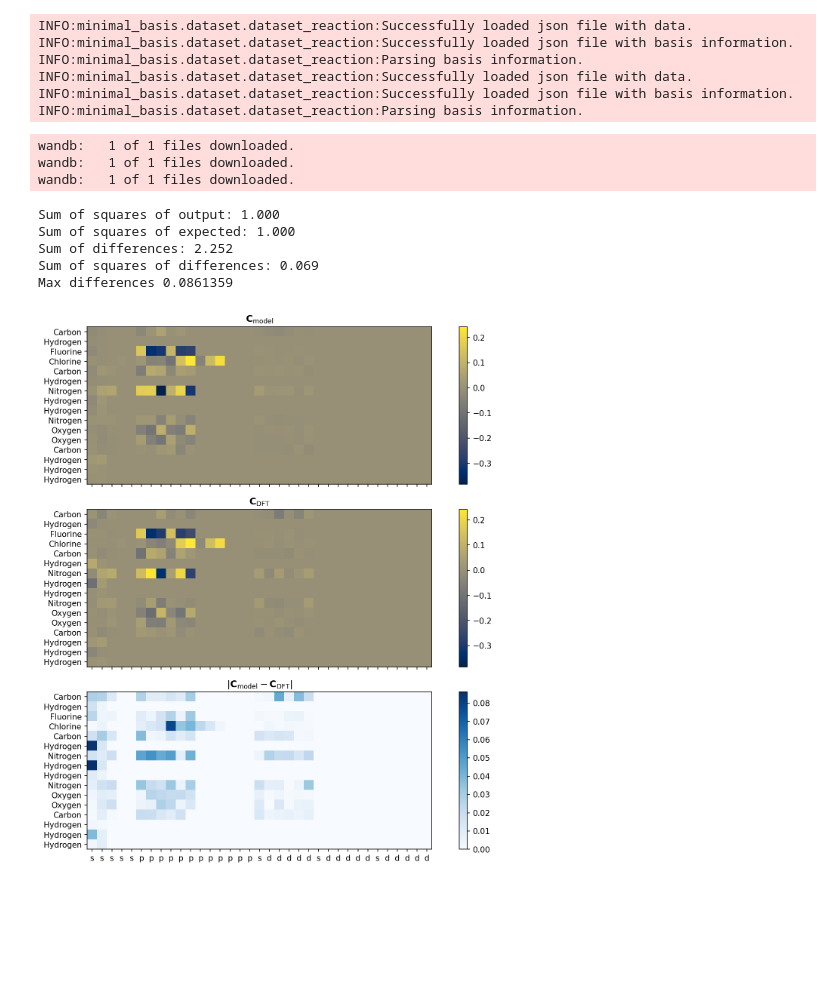
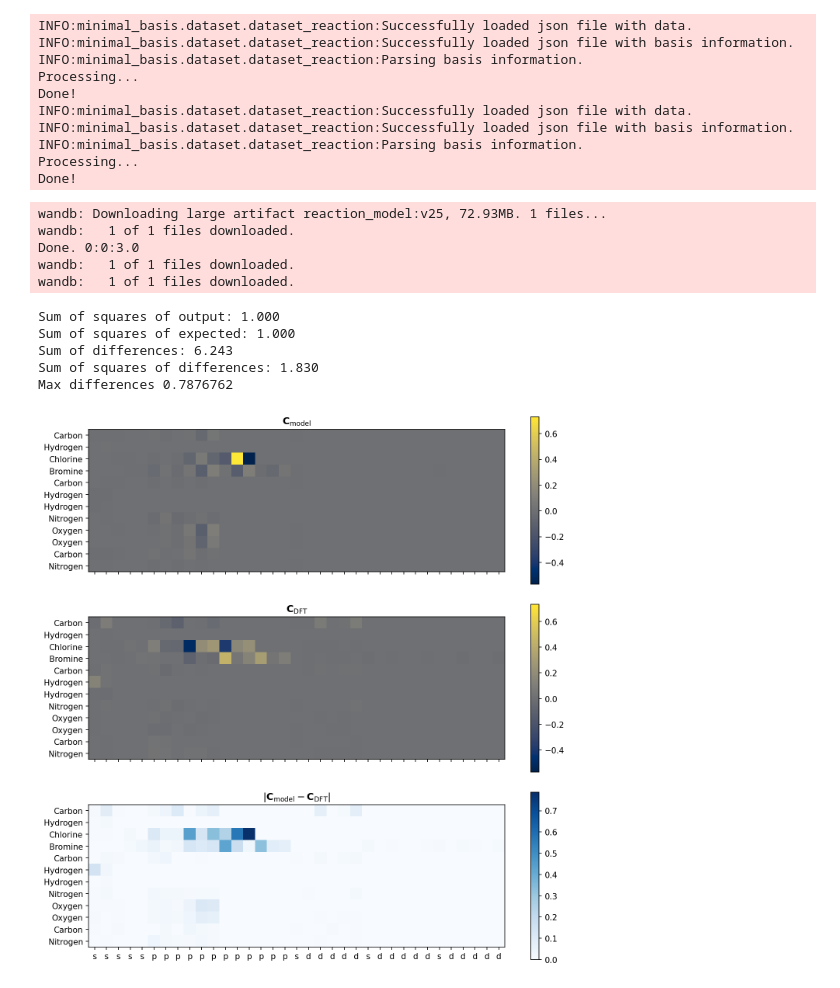
Before and after one commit to sudarshanv01/coeffnet, a Jupyter notebook: training/analyse_hamiltonian_dataset.ipynb, the cells around one changed output. Drawn from its saved outputs; the diff is of its cells as text; code cells hidden in the pictures; blank space fills up the shorter version.

Commit message:
First plots for new training

```diff
--- a/training/analyse_hamiltonian_dataset.ipynb
+++ b/training/analyse_hamiltonian_dataset.ipynb
@@ -43,8 +43,8 @@ View run at https://wandb.ai/sudarshanvj/minimal-basis-training/runs/q1ke36i1
 # %%
 inputs = read_inputs_yaml(os.path.join("input_files", "reaction_model.yaml"))
 
-train_json_filename = inputs["debug_train_json"]
-validate_json_filename = inputs["debug_validate_json"]
+train_json_filename = inputs["train_json"]
+validate_json_filename = inputs["validate_json"]
 kwargs_dataset = inputs["dataset_options"]
 kwargs_dataset["use_minimal_basis_node_features"] = inputs[
     "use_minimal_basis_node_features"
@@ -67,9 +67,13 @@ validation_dataset = ReactionDataset(
 INFO:minimal_basis.dataset.dataset_reaction:Successfully loaded json file with data.
 INFO:minimal_basis.dataset.dataset_reaction:Successfully loaded json file with basis information.
 INFO:minimal_basis.dataset.dataset_reaction:Parsing basis information.
+Processing...
+Done!
 INFO:minimal_basis.dataset.dataset_reaction:Successfully loaded json file with data.
 INFO:minimal_basis.dataset.dataset_reaction:Successfully loaded json file with basis information.
 INFO:minimal_basis.dataset.dataset_reaction:Parsing basis information.
+Processing...
+Done!
 # %%
 train_loader = DataLoader(train_dataset, batch_size=1, shuffle=True)
 validation_loader = DataLoader(validation_dataset, batch_size=1, shuffle=True)
@@ -116,20 +120,22 @@ fig.update_layout(
 
 fig.show()
 # %%
-artifact_coeff = run.use_artifact('sudarshanvj/reaction/reaction_model:v23', type='model')
+artifact_coeff = run.use_artifact('sudarshanvj/reaction/reaction_model:v25', type='model')
 artifact_dir_coeff = artifact_coeff.download()
 artifact_barrier = run.use_artifact('sudarshanvj/reaction/reaction_model:v22', type='model')
 artifact_dir_barrier = artifact_barrier.download()
 artifact_forces = run.use_artifact('sudarshanvj/reaction/reaction_model:v16', type='model')
 artifact_dir_forces = artifact_forces.download()
 # %% [output]
+wandb: Downloading large artifact reaction_model:v25, 72.93MB. 1 files...
+wandb:   1 of 1 files downloaded.
+Done. 0:0:3.0
 wandb:   1 of 1 files downloaded.
 wandb:   1 of 1 files downloaded.
-wandb:   1 of 1 files downloaded.
 # %%
 # Read in the model
-model = torch.load("output/reaction_model.pt")
-# model = torch.load(os.path.join(artifact_dir_coeff, "reaction_model.pt"), map_location=torch.device('cpu'))
+# model = torch.load("output/reaction_model.pt")
+model = torch.load(os.path.join(artifact_dir_coeff, "reaction_model.pt"), map_location=torch.device('cpu'))
 
 for idx, data in enumerate(train_loader):
     output = model(data)
@@ -163,37 +169,37 @@ for idx, data in enumerate(train_loader):
     cax.set_clim(axs[0].get_images()[0].get_clim())
     axs[1].set_title(r"$\mathbf{C}_{\mathrm{DFT}}$")
     cax = axs[2].imshow(difference, cmap="Blues")
     fig.colorbar(cax, ax=axs[2])
     axs[2].set_title(r"$\left | \mathbf{C}_{\mathrm{model}} - \mathbf{C}_{\mathrm{DFT}} \right | $")
 
     tickvals = data.species.view(-1).detach().numpy().flatten()
     tickvals_species = [atomic_names[int(tickval)] for tickval in tickvals]
     axs[0].set_yticks(np.arange(len(tickvals)))
     axs[0].set_yticklabels(tickvals_species)
     axs[1].set_yticks(np.arange(len(tickvals)))
     axs[1].set_yticklabels(tickvals_species)
     axs[2].set_yticks(np.arange(len(tickvals)))
     axs[2].set_yticklabels(tickvals_species)
     axs[0].set_xticks(np.arange(35))
     # axs[0].set_xticks(np.arange(4))
     axs[0].set_xticklabels(5 *["s"] + 12*["p"] + 3*["s" , "d" , "d" , "d" , "d" , "d"])
     # axs[0].set_xticklabels(1*["s"] + 3*["p"])
     # axs[0].set_ylabel("Atom Number")
     # axs[1].set_ylabel("Atom Number")
     # axs[2].set_ylabel("Atom Number")
     fig.tight_layout()
     # Improve dpi
     fig.set_dpi(150)
     plt.show()
 
     break
 # %% [output]
 Sum of squares of output: 1.000
 Sum of squares of expected: 1.000
-Sum of differences: 2.252
-Sum of squares of differences: 0.069
-Max differences 0.0861359
+Sum of differences: 6.243
+Sum of squares of differences: 1.830
+Max differences 0.7876762
-[figure, old version]
+[figure, new version]
 # %%
 all_output_c = []
 all_expected_c = []
```
Also changed, not shown: parts of 1 cell of this notebook.
